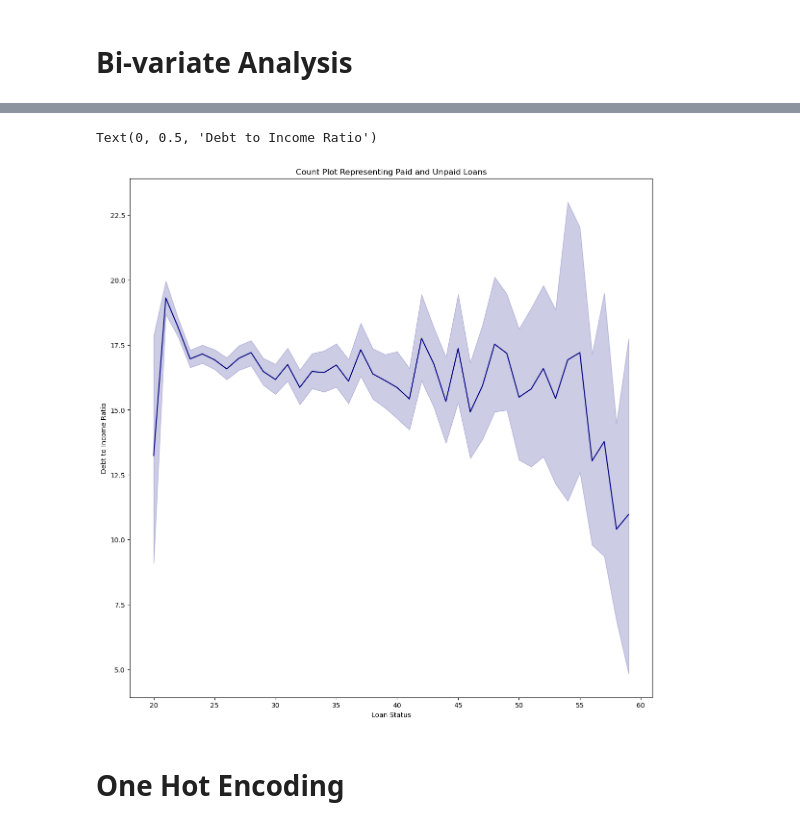
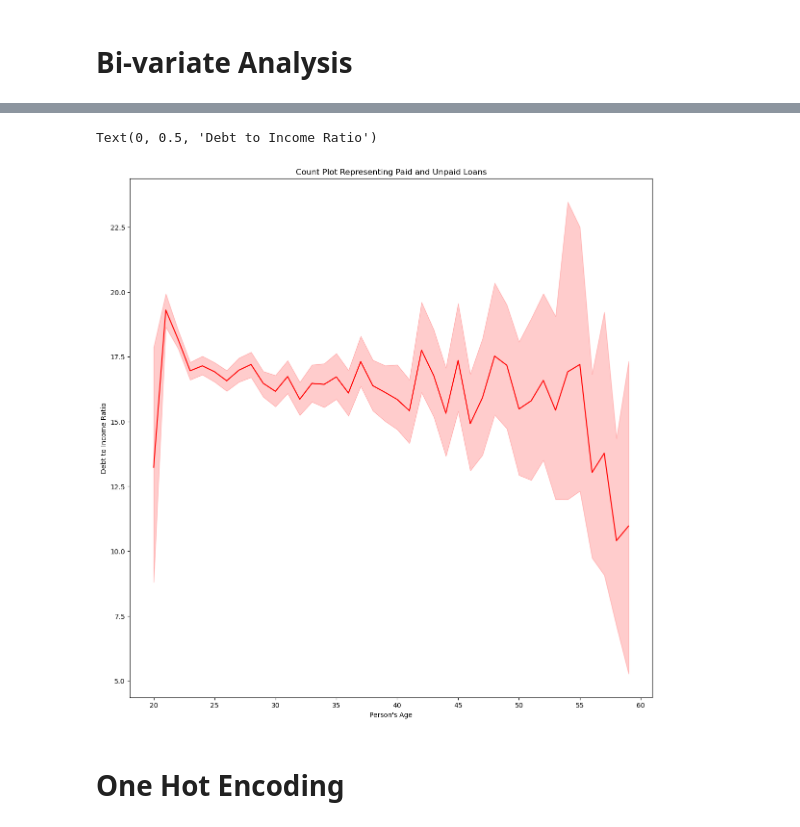
Before and after one commit to georgembugua00/credit_risk_classifier, a Jupyter notebook: notebook.ipynb, the cells around one changed output, grey strips where cells are left out. Drawn from its saved outputs; the diff is of its cells as text; code cells hidden in the pictures.

```diff
--- a/notebook.ipynb
+++ b/notebook.ipynb
@@ -593,12 +595,12 @@ Text(0, 0.5, 'Borrowers Credit History Count')
 # %%
 plt.figure(figsize=(14,14))
 sns.lineplot(x='person_age',y="debt_to_income_ratio",data=filtered_data_copy,color='r')
 plt.title("Count Plot Representing Paid and Unpaid Loans")
-plt.xlabel("Loan Status")
+plt.xlabel("Person's Age")
 plt.ylabel("Debt to Income Ratio")
 # %% [output]
 Text(0, 0.5, 'Debt to Income Ratio')
-[figure, old version]
+[figure, new version]
 # %% [markdown]
 # One Hot Encoding
 # %%
```
Also changed, not shown: parts of 48 cells of this notebook, 5 other files.
